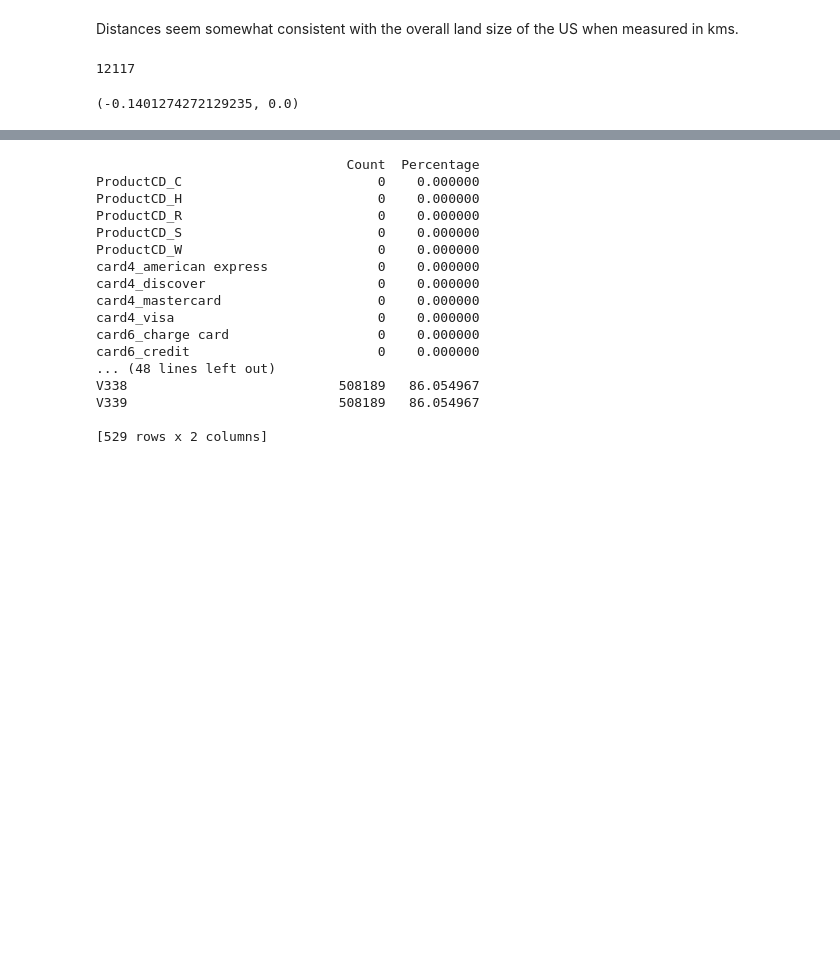
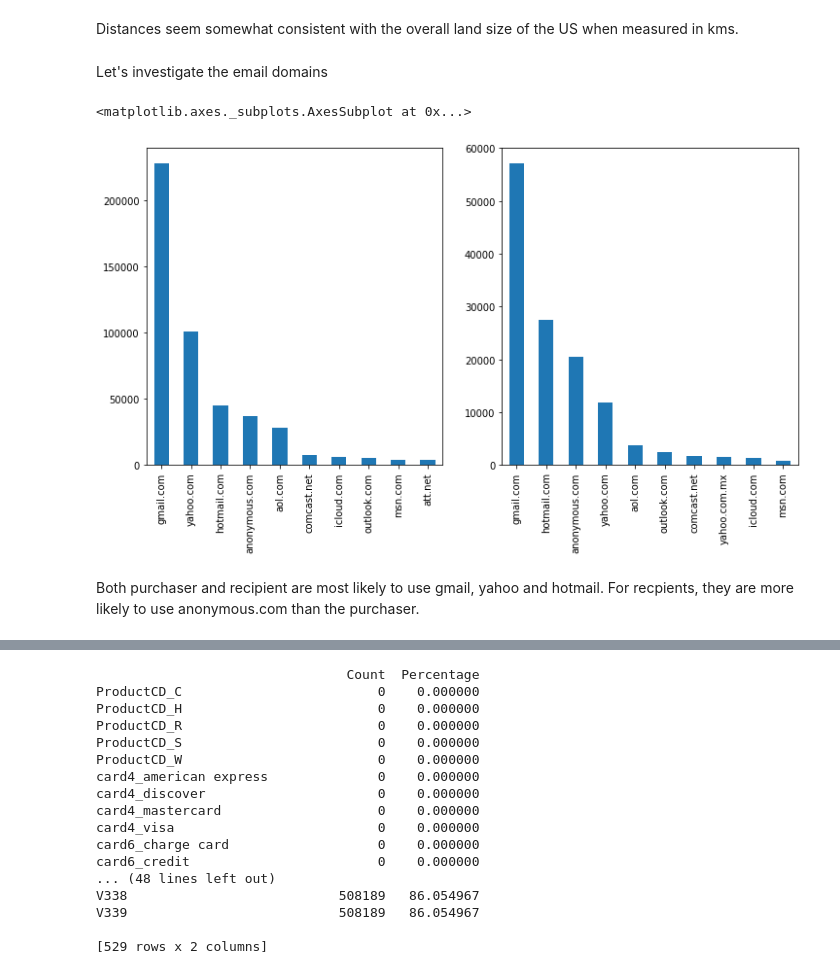
Before and after one commit to hxyue1/Fraud-Detection, a Jupyter notebook: EDA.ipynb, the cells around one changed output, grey strips where cells are left out. Cells and saved outputs as stored; diff of their text form; code cells hidden in the pictures; blank space fills up the shorter version.

```diff
--- a/EDA.ipynb
+++ b/EDA.ipynb
@@ -310,12 +310,14 @@ max      11623.000000
 Name: dist2, dtype: float64
 # %% [markdown]
 Distances seem somewhat consistent with the overall land size of the US when measured in kms.
-# %%
-train_transaction[train_transaction['dist2']<=50]['addr1'].isna().sum()
-# %% [output]
-12117
-# %%
-from scipy.stats.stats import pearsonr
-print( pearsonr(train_transaction['R_emaildomain'].isna(),fraud))
-# %% [output]
-(-0.1401274272129235, 0.0)
+# %% [markdown]
+Let's investigate the email domains
+# %%
+fig, axarr = plt.subplots(1,2,figsize=(12,6))
+train_transaction['P_emaildomain'].value_counts().head(10).plot.bar(ax=axarr[0])
+train_transaction['R_emaildomain'].value_counts().head(10).plot.bar(ax=axarr[1])
+# %% [output]
+<matplotlib.axes._subplots.AxesSubplot at 0x...>
+[figure, added]
+# %% [markdown]
+Both purchaser and recipient are most likely to use gmail, yahoo and hotmail. For recpients, they are more likely to use anonymous.com than the purchaser.
```
Also changed, not shown: parts of 7 cells of this notebook.
